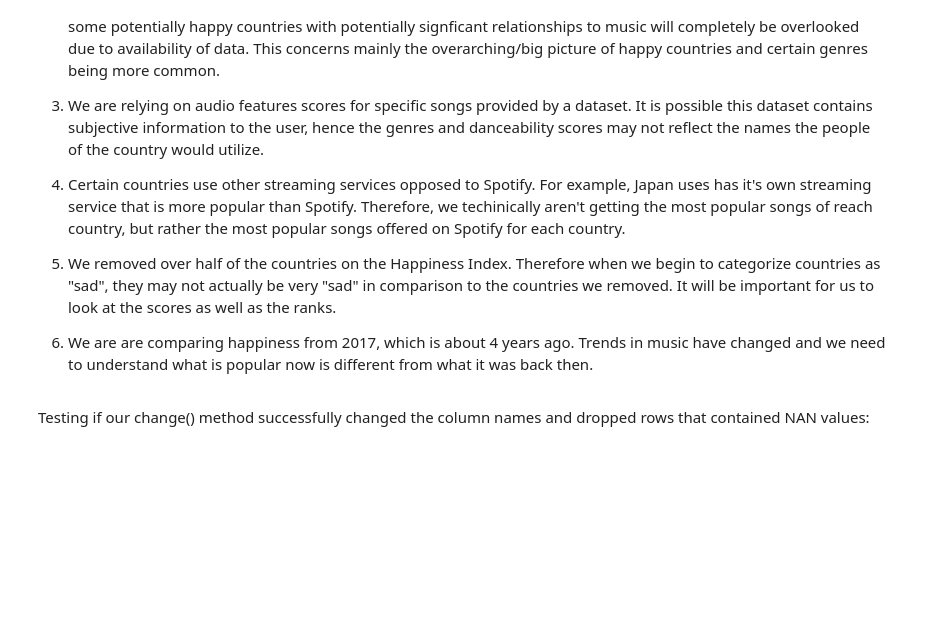
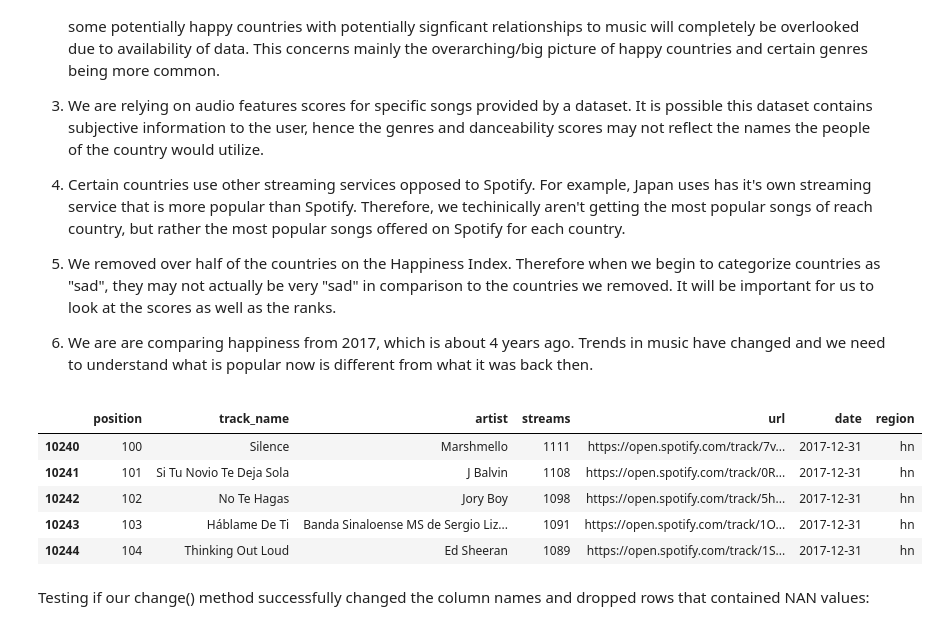
Before and after one commit to Albina-C/INFO-2950-Project, a Jupyter notebook: PROJ 2950.ipynb, the cells around one changed output. Cells and saved outputs as stored; diff of their text form; code cells hidden in the pictures; blank space fills up the shorter version.

```diff
--- a/PROJ 2950.ipynb
+++ b/PROJ 2950.ipynb
@@ -593,3 +585,12 @@ for file in filez:
+# %%
+countries_to_subset[i].tail()
+# %% [output]
+|  | position | track_name | artist | streams | url | date | region |
+| 10240 | 100 | Silence | Marshmello | 1111 | https://open.spotify.com/track/7v... | 2017-12-31 | hn |
+| 10241 | 101 | Si Tu Novio Te Deja Sola | J Balvin | 1108 | https://open.spotify.com/track/0R... | 2017-12-31 | hn |
+| 10242 | 102 | No Te Hagas | Jory Boy | 1098 | https://open.spotify.com/track/5h... | 2017-12-31 | hn |
+| 10243 | 103 | Háblame De Ti | Banda Sinaloense MS de Sergio Liz... | 1091 | https://open.spotify.com/track/1O... | 2017-12-31 | hn |
+| 10244 | 104 | Thinking Out Loud | Ed Sheeran | 1089 | https://open.spotify.com/track/1S... | 2017-12-31 | hn |
 # %% [markdown]
 Testing if our change() method successfully changed the column names and dropped rows that contained NAN values:
 # %%
```
Also changed, not shown: parts of 19 cells of this notebook.
